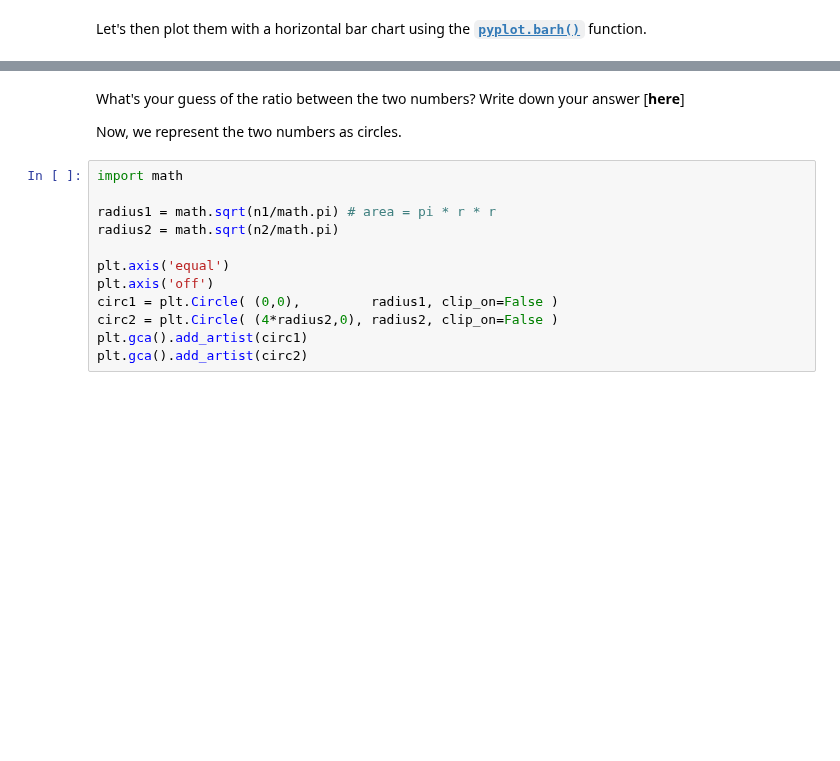
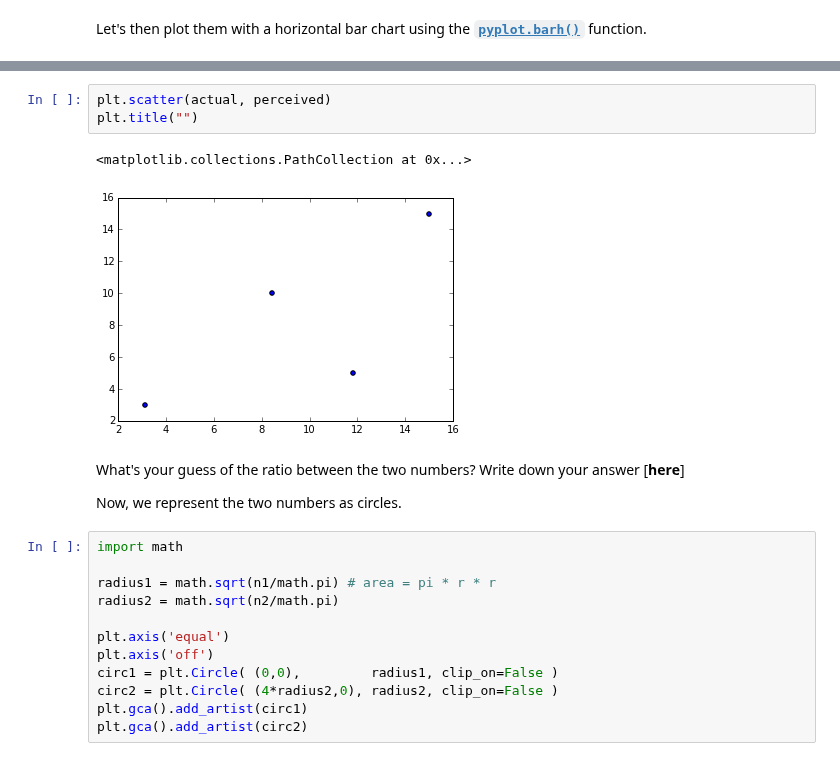
Before and after one commit to yy/dviz-course, a Jupyter notebook: w04-perception-design/W04Lab.ipynb, the cells around one changed output, grey strips where cells are left out. Drawn from its saved outputs; the diff is of its cells as text; blank space fills up the shorter version.

```diff
--- a/w04-perception-design/W04Lab.ipynb
+++ b/w04-perception-design/W04Lab.ipynb
@@ -33,3 +45,9 @@ plt.yticks(np.arange(2)+0.25, ('n1', 'n2'))
+# %%
+plt.scatter(actual, perceived)
+plt.title("")
+# %% [output]
+<matplotlib.collections.PathCollection at 0x...>
+[figure, added]
 # %% [markdown]
 What's your guess of the ratio between the two numbers? Write down your answer [**here**]
 
```
Also changed, not shown: parts of 19 cells of this notebook, 1 other file.
